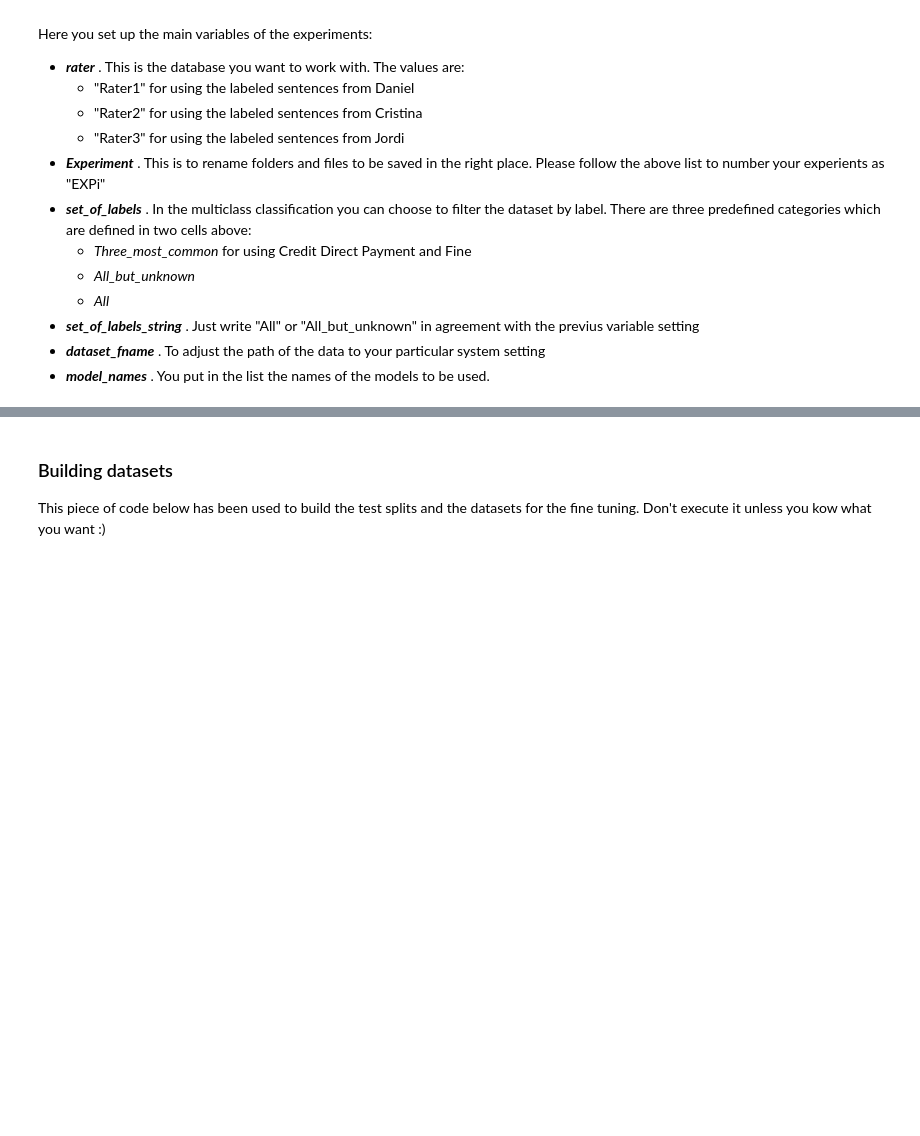
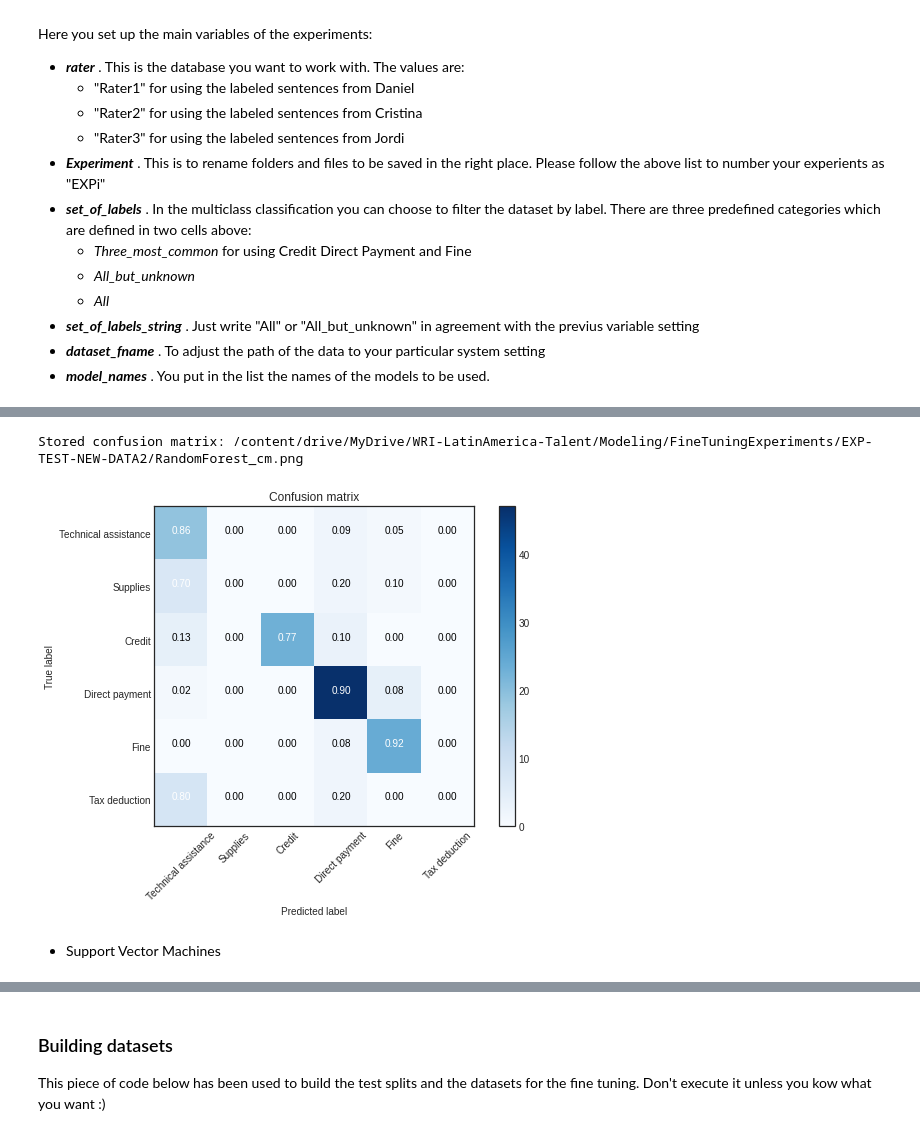
Before and after one commit to wri-dssg-omdena/policy-data-analyzer, a Jupyter notebook: tasks/data_augmentation/notebooks/zero_shot_classification/GoogleColabFineTuneEmbeddingModel.ipynb, the cells around one changed output, grey strips where cells are left out. Cells and saved outputs as stored; diff of their text form; code cells hidden in the pictures; blank space fills up the shorter version.

```diff
--- a/tasks/data_augmentation/notebooks/zero_shot_classification/GoogleColabFineTuneEmbeddingModel.ipynb
+++ b/tasks/data_augmentation/notebooks/zero_shot_classification/GoogleColabFineTuneEmbeddingModel.ipynb
@@ -234,3 +486,9 @@ import json
 # %%
-output_path = f"{base_path}/Modeling/FineTuningExperiments/{experiment}/"
-# output_path = f"/content/drive/MyDrive/Official Folder of WRI Latin America Project/WRI-LatinAmerica-Talent/Modeling/FineTuningExperiments/{experiment}/"
+model_name = "paraphrase-xlm-r-multilingual-v1"
+test_perc = 0.25
+num_epochs = 10
+model_deets = f"model={model_name}_test-perc={test_perc}_n-epoch={num_epochs}"
+experiment = "EXP-TEST-NEW-DATA2"
+
+saved_model_path = f"{base_path}/Modeling/FineTuningExperiments/{experiment}"
+# saved_model_path = f"/content/drive/MyDrive/Official Folder of WRI Latin America Project/WRI-LatinAmerica-Talent/Modeling/FineTuningExperiments/{Experiment}/FineTuning_{model_deets}"
@@ -366,3 +495,9 @@ KeyboardInterrupt: ignored
+# %%
+saved_model = SentenceTransformer(saved_model_path)
+# %%
+# Simple embeddings, no projection matrix added
+train_sent_embs = encode_all_sents(train_sents, saved_model)
+test_sent_embs = encode_all_sents(test_sents, saved_model)
 # %% [markdown]
 ### Test multiple classifiers
 - Random Forests
@@ -370,0 +509,5 @@ KeyboardInterrupt: ignored
+# %%
+clf = RandomForestClassifier(n_estimators=100, max_depth=3, random_state=69420)
+clf.fit(np.vstack(train_sent_embs), train_labels)
+clf_preds = [clf.predict(sent_emb)[0] for sent_emb in test_sent_embs]
+print(classification_report(test_labels, clf_preds))
@@ -370,0 +528,10 @@ KeyboardInterrupt: ignored
+# %%
+numeric_preds = labels2numeric(clf_preds, label_names)
+numeric_test_labels = labels2numeric(test_labels, label_names)
+evaluator = ModelEvaluator(label_names, y_true=numeric_test_labels, y_pred=numeric_preds)
+evaluator.plot_confusion_matrix(color_map='Blues', exp_name=f"{saved_model_path}/RandomForest")
+# %% [output]
+Stored confusion matrix: /content/drive/MyDrive/WRI-LatinAmerica-Talent/Modeling/FineTuningExperiments/EXP-TEST-NEW-DATA2/RandomForest_cm.png
+[figure, added]
+# %% [markdown]
+- Support Vector Machines
```
Also changed, not shown: parts of 30 cells of this notebook, 1 other file.
